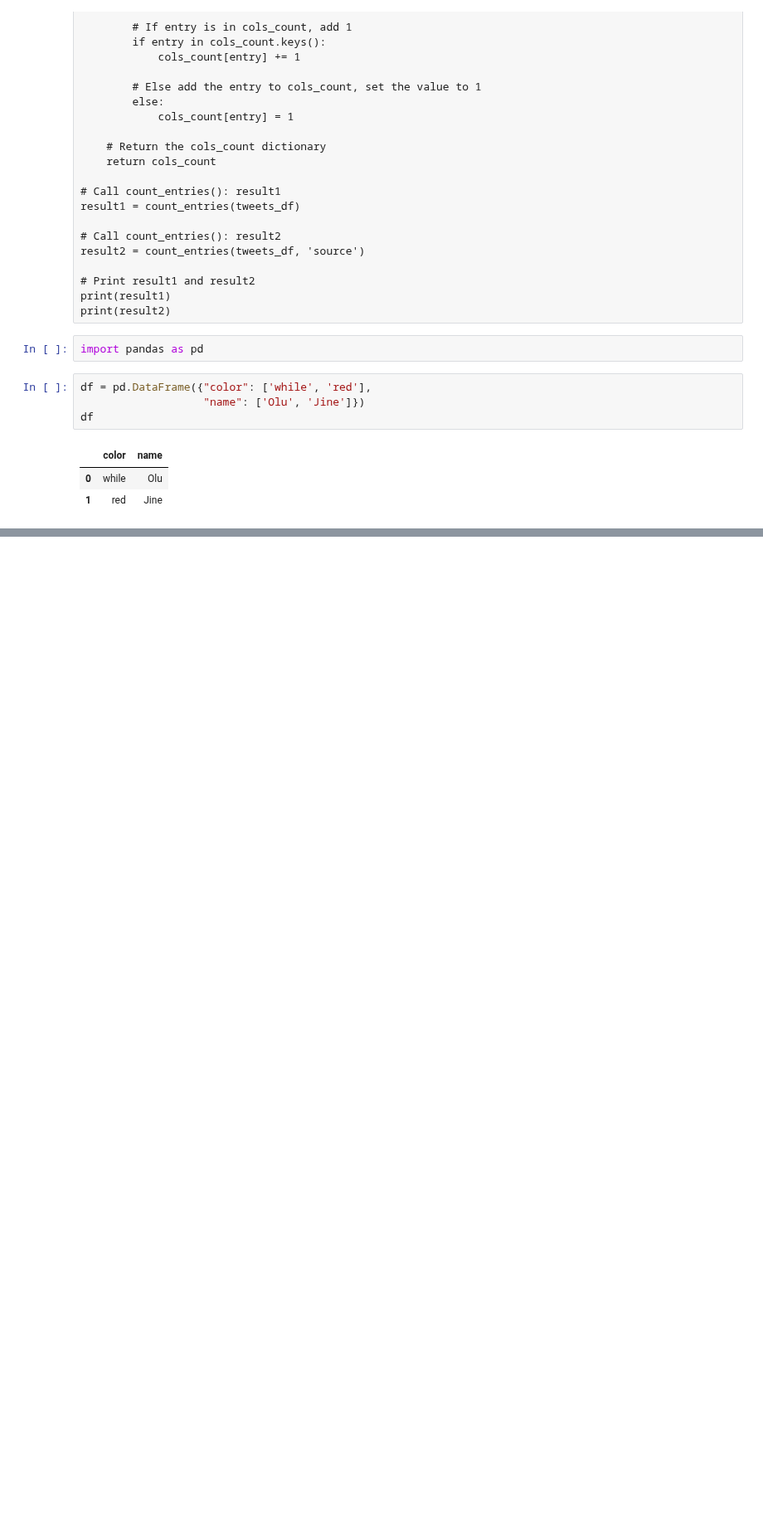
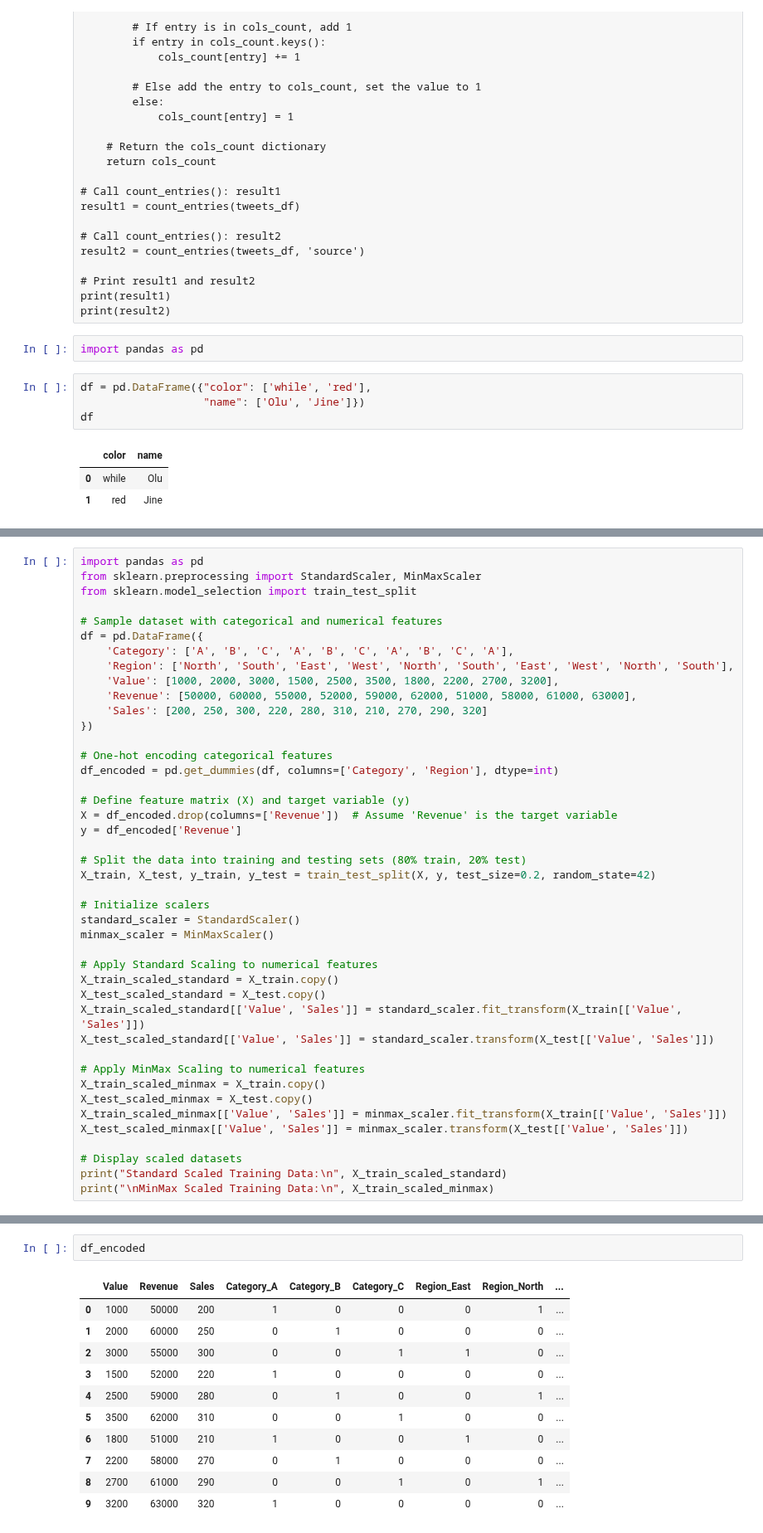
Before and after one commit to TeslimAdeyanju/studynote1-Python-for-Finance-Data-Science-My-Learning-Journey, a Jupyter notebook: python-practice-file/python-practice.ipynb, the cells around one changed output, grey strips where cells are left out. Shown at 83% size. Cells and saved outputs as stored; diff of their text form; blank space fills up the shorter version.

```diff
--- a/python-practice-file/python-practice.ipynb
+++ b/python-practice-file/python-practice.ipynb
@@ -1513,0 +1852,43 @@ df
+# %%
+import pandas as pd
+from sklearn.preprocessing import StandardScaler, MinMaxScaler
+from sklearn.model_selection import train_test_split
+
+# Sample dataset with categorical and numerical features
+df = pd.DataFrame({
+    'Category': ['A', 'B', 'C', 'A', 'B', 'C', 'A', 'B', 'C', 'A'],
+    'Region': ['North', 'South', 'East', 'West', 'North', 'South', 'East', 'West', 'North', 'South'],
+    'Value': [1000, 2000, 3000, 1500, 2500, 3500, 1800, 2200, 2700, 3200],
+    'Revenue': [50000, 60000, 55000, 52000, 59000, 62000, 51000, 58000, 61000, 63000],
+    'Sales': [200, 250, 300, 220, 280, 310, 210, 270, 290, 320]
+})
+
+# One-hot encoding categorical features
+df_encoded = pd.get_dummies(df, columns=['Category', 'Region'], dtype=int)
+
+# Define feature matrix (X) and target variable (y)
+X = df_encoded.drop(columns=['Revenue'])  # Assume 'Revenue' is the target variable
+y = df_encoded['Revenue']
+
+# Split the data into training and testing sets (80% train, 20% test)
+X_train, X_test, y_train, y_test = train_test_split(X, y, test_size=0.2, random_state=42)
+
+# Initialize scalers
+standard_scaler = StandardScaler()
+minmax_scaler = MinMaxScaler()
+
+# Apply Standard Scaling to numerical features
+X_train_scaled_standard = X_train.copy()
+X_test_scaled_standard = X_test.copy()
+X_train_scaled_standard[['Value', 'Sales']] = standard_scaler.fit_transform(X_train[['Value', 'Sales']])
+X_test_scaled_standard[['Value', 'Sales']] = standard_scaler.transform(X_test[['Value', 'Sales']])
+
+# Apply MinMax Scaling to numerical features
+X_train_scaled_minmax = X_train.copy()
+X_test_scaled_minmax = X_test.copy()
+X_train_scaled_minmax[['Value', 'Sales']] = minmax_scaler.fit_transform(X_train[['Value', 'Sales']])
+X_test_scaled_minmax[['Value', 'Sales']] = minmax_scaler.transform(X_test[['Value', 'Sales']])
+
+# Display scaled datasets
+print("Standard Scaled Training Data:\n", X_train_scaled_standard)
+print("\nMinMax Scaled Training Data:\n", X_train_scaled_minmax)
@@ -1513,0 +1927,14 @@ df
+# %%
+df_encoded
+# %% [output]
+|  | Value | Revenue | Sales | Category_A | Category_B | Category_C | Region_East | Region_North | ... |
+| 0 | 1000 | 50000 | 200 | 1 | 0 | 0 | 0 | 1 | ... |
+| 1 | 2000 | 60000 | 250 | 0 | 1 | 0 | 0 | 0 | ... |
+| 2 | 3000 | 55000 | 300 | 0 | 0 | 1 | 1 | 0 | ... |
+| 3 | 1500 | 52000 | 220 | 1 | 0 | 0 | 0 | 0 | ... |
+| 4 | 2500 | 59000 | 280 | 0 | 1 | 0 | 0 | 1 | ... |
+| 5 | 3500 | 62000 | 310 | 0 | 0 | 1 | 0 | 0 | ... |
+| 6 | 1800 | 51000 | 210 | 1 | 0 | 0 | 1 | 0 | ... |
+| 7 | 2200 | 58000 | 270 | 0 | 1 | 0 | 0 | 0 | ... |
+| 8 | 2700 | 61000 | 290 | 0 | 0 | 1 | 0 | 1 | ... |
+| 9 | 3200 | 63000 | 320 | 1 | 0 | 0 | 0 | 0 | ... |
```
Also changed, not shown: parts of 28 cells of this notebook, 1 other file.
